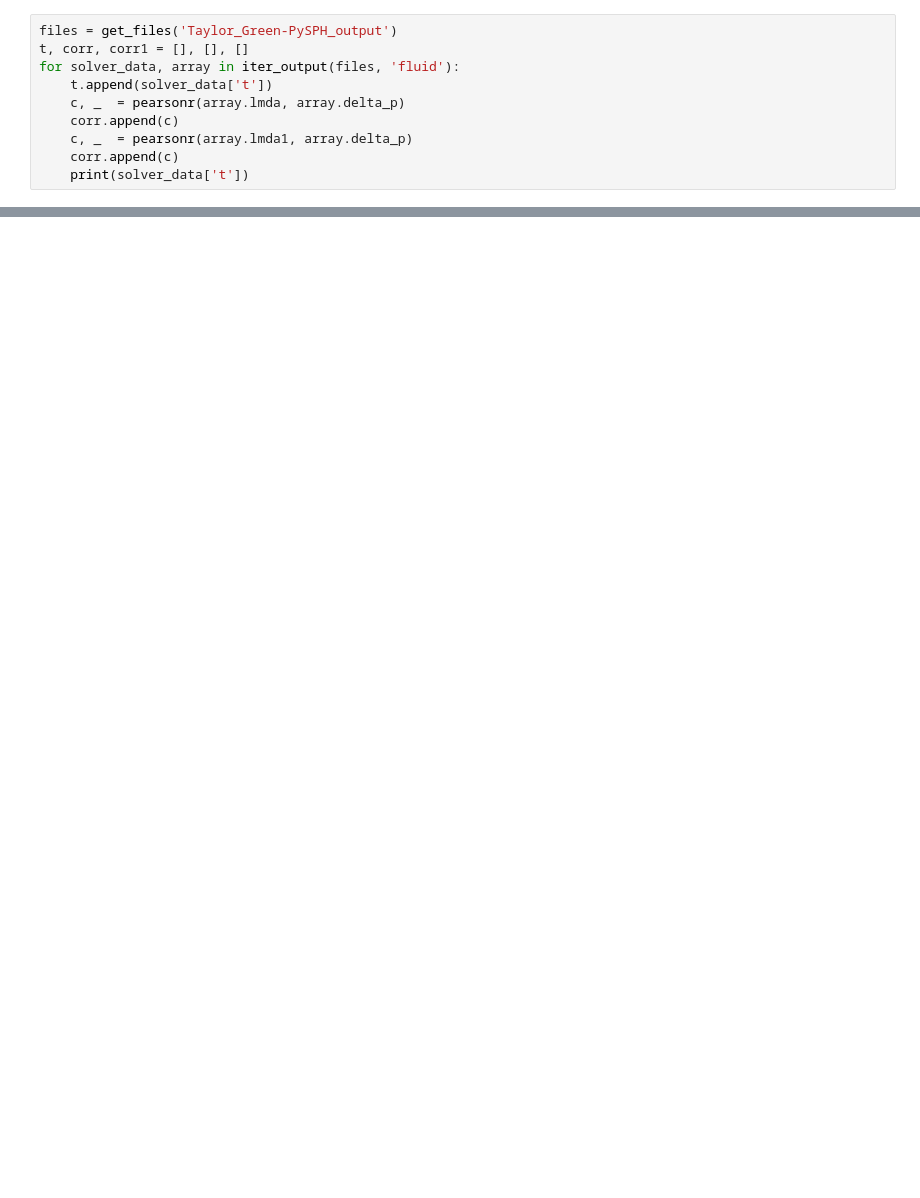
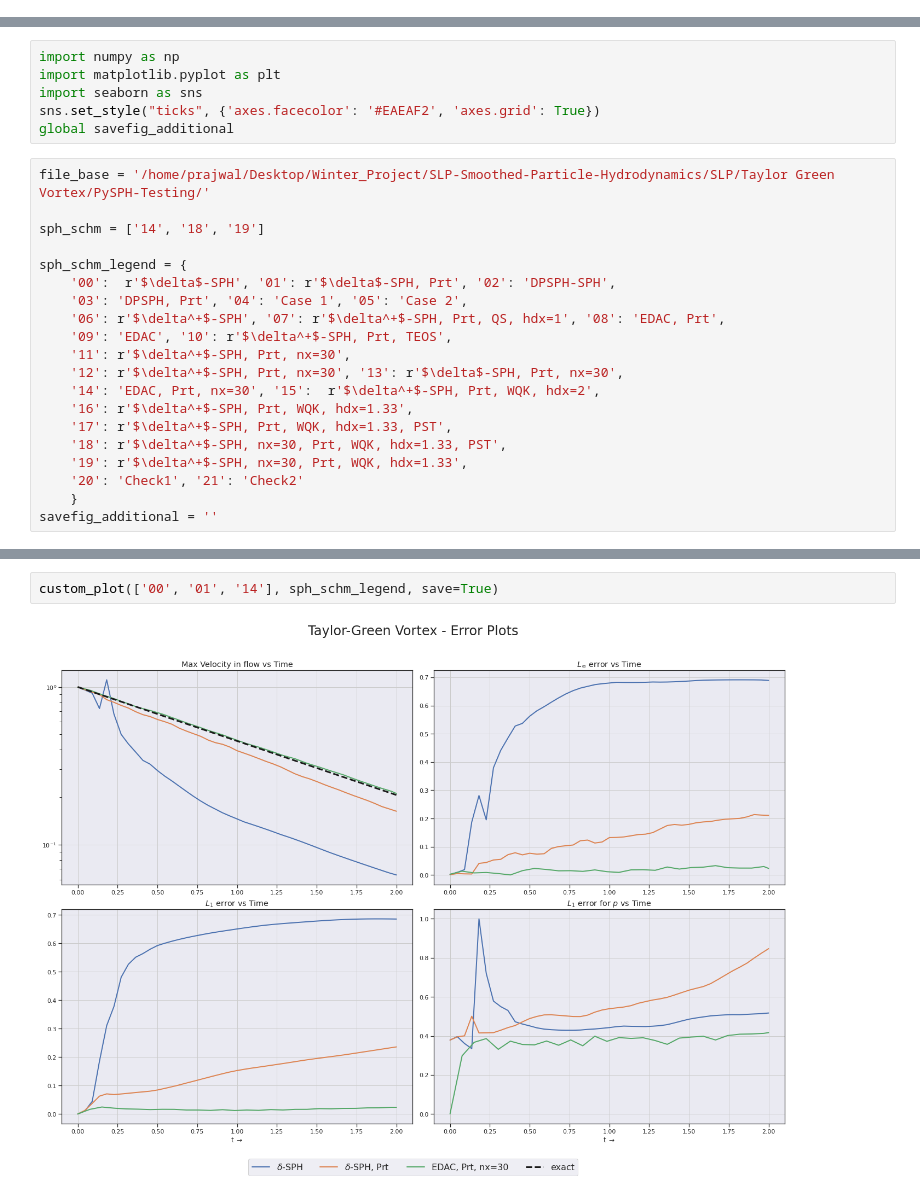
Before and after one commit to Prajwal-Prathiksh/SLP-Smoothed-Particle-Hydrodynamics, a Jupyter notebook: SLP/Taylor Green Vortex/plot_output.ipynb, the cells around one changed output, grey strips where cells are left out. Cells and saved outputs as stored; diff of their text form; blank space fills up the shorter version.

Commit message:
UPDATE: -------------- Plotting

```diff
--- a/SLP/Taylor Green Vortex/plot_output.ipynb
+++ b/SLP/Taylor Green Vortex/plot_output.ipynb
@@ -5,10 +0,0 @@ from matplotlib import pyplot as plt
-# %%
-files = get_files('Taylor_Green-PySPH_output')
-t, corr, corr1 = [], [], []
-for solver_data, array in iter_output(files, 'fluid'):
-    t.append(solver_data['t'])
-    c, _  = pearsonr(array.lmda, array.delta_p)
-    corr.append(c)
-    c, _  = pearsonr(array.lmda1, array.delta_p)
-    corr.append(c)
-    print(solver_data['t'])
@@ -65,0 +1,26 @@ plt.plot(temp)
+# %%
+import numpy as np
+import matplotlib.pyplot as plt
+import seaborn as sns
+sns.set_style("ticks", {'axes.facecolor': '#EAEAF2', 'axes.grid': True})
+global savefig_additional
+# %%
+file_base = '/home/prajwal/Desktop/Winter_Project/SLP-Smoothed-Particle-Hydrodynamics/SLP/Taylor Green Vortex/PySPH-Testing/'
+
+sph_schm = ['14', '18', '19']
+
+sph_schm_legend = {
+    '00':  r'$\delta$-SPH', '01': r'$\delta$-SPH, Prt', '02': 'DPSPH-SPH',
+    '03': 'DPSPH, Prt', '04': 'Case 1', '05': 'Case 2',
+    '06': r'$\delta^+$-SPH', '07': r'$\delta^+$-SPH, Prt, QS, hdx=1', '08': 'EDAC, Prt',
+    '09': 'EDAC', '10': r'$\delta^+$-SPH, Prt, TEOS',
+    '11': r'$\delta^+$-SPH, Prt, nx=30',
+    '12': r'$\delta^+$-SPH, Prt, nx=30', '13': r'$\delta$-SPH, Prt, nx=30',
+    '14': 'EDAC, Prt, nx=30', '15':  r'$\delta^+$-SPH, Prt, WQK, hdx=2',
+    '16': r'$\delta^+$-SPH, Prt, WQK, hdx=1.33',
+    '17': r'$\delta^+$-SPH, Prt, WQK, hdx=1.33, PST',
+    '18': r'$\delta^+$-SPH, nx=30, Prt, WQK, hdx=1.33, PST',
+    '19': r'$\delta^+$-SPH, nx=30, Prt, WQK, hdx=1.33',
+    '20': 'Check1', '21': 'Check2'
+    }
+savefig_additional = ''
@@ -65,0 +82,4 @@ plt.plot(temp)
+# %%
+custom_plot(['00', '01', '14'], sph_schm_legend, save=True)
+# %% [output]
+[figure, added]
```
Also changed, not shown: parts of 12 cells of this notebook, 8 other files.
